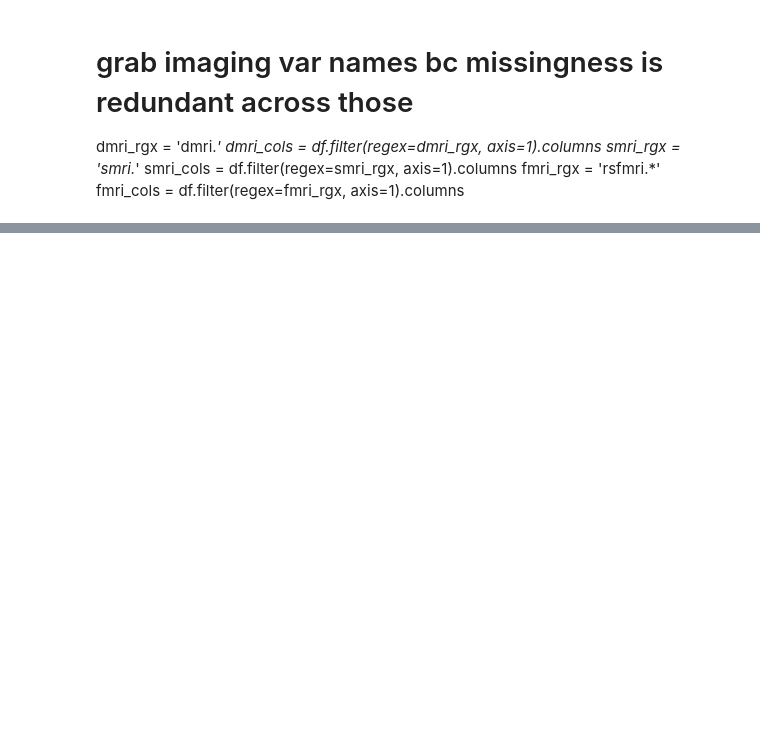
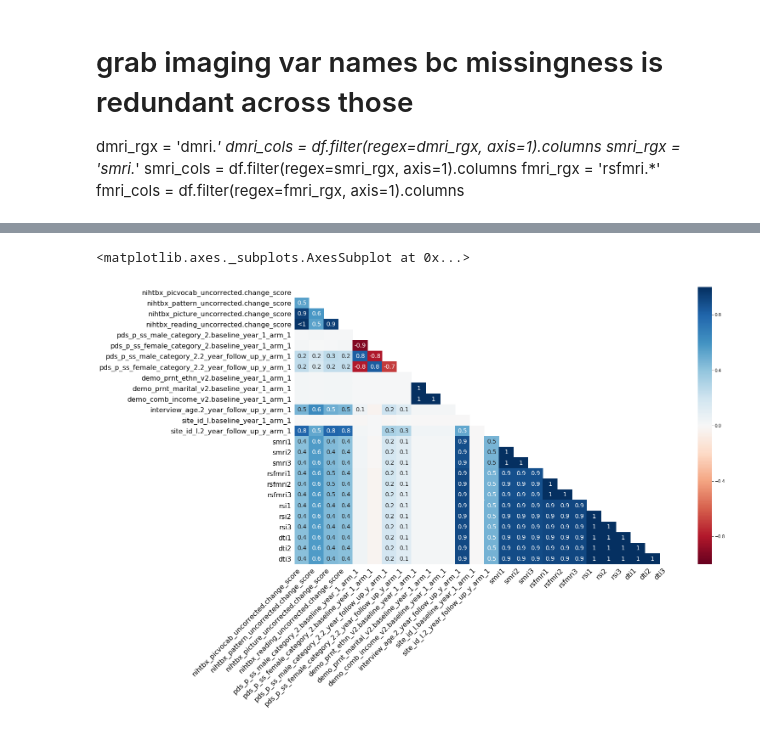
Before and after one commit to 62442katieb/deltaABCD_variability, a Jupyter notebook: notebooks/0.1missingness.ipynb, the cells around one changed output, grey strips where cells are left out. Saved outputs shown, nothing was run; the diff lists cells and outputs as text; code cells hidden in the pictures; blank space fills up the shorter version.

```diff
--- a/notebooks/0.1missingness.ipynb
+++ b/notebooks/0.1missingness.ipynb
@@ -272,0 +245,5 @@ msno.dendrogram(miss_df)
+# %%
+msno.heatmap(miss_w_comps)
+# %% [output]
+<matplotlib.axes._subplots.AxesSubplot at 0x...>
+[figure, added]
```
Also changed, not shown: parts of 20 cells of this notebook, 2 other files.
